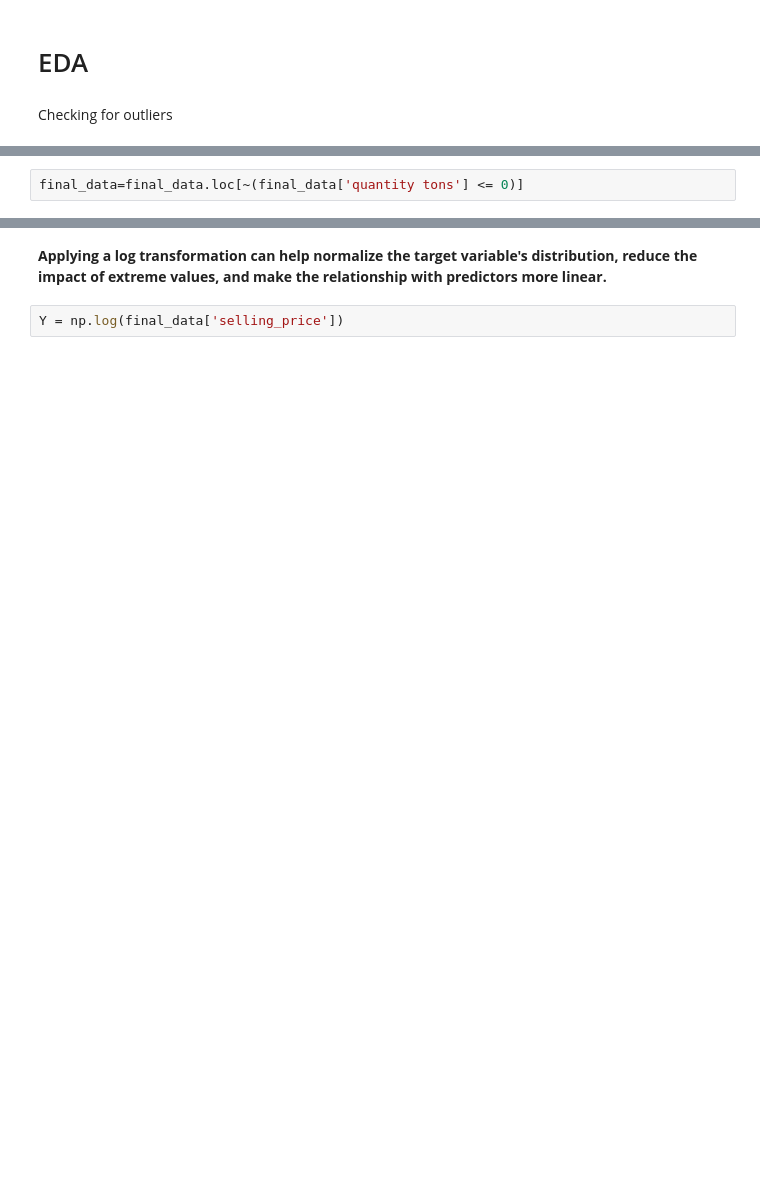
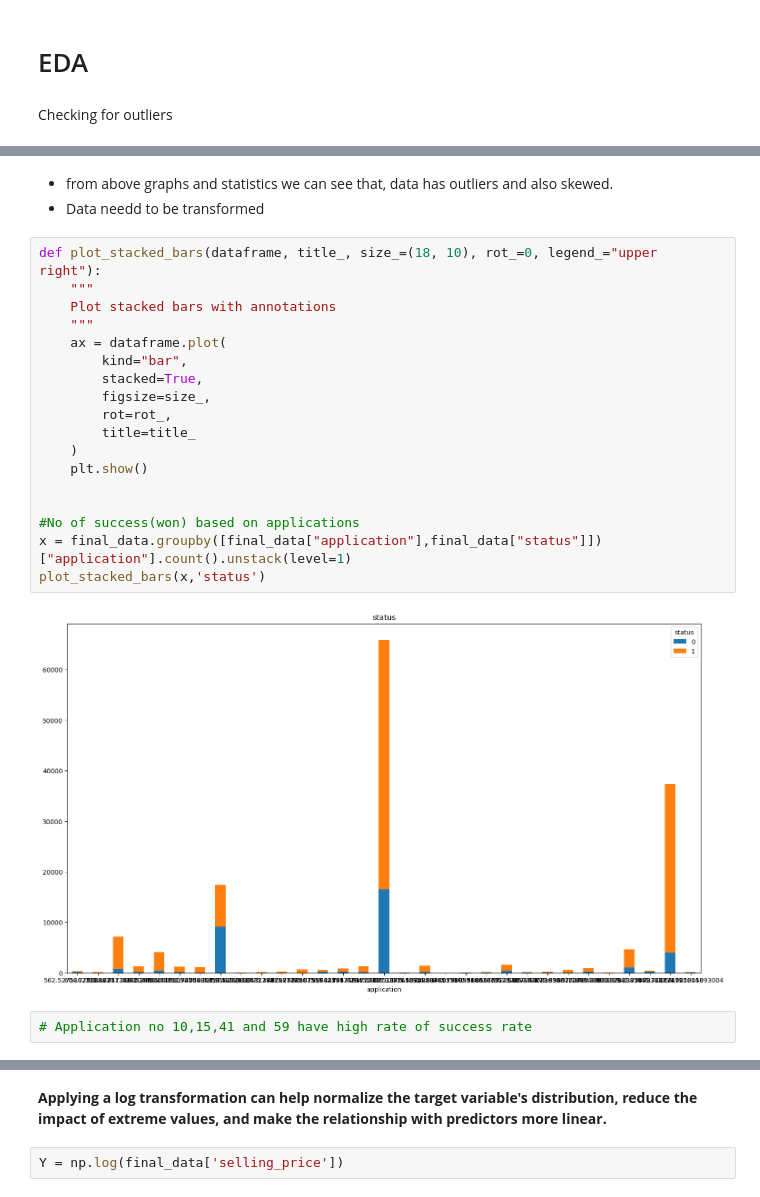
Before and after one commit to ImBharatkumar/Industrial-copper-price-prediction-and-lead-classification, a Jupyter notebook: src/notebook/industrial_cu_model.ipynb, the cells around one changed output, grey strips where cells are left out. Drawn from its saved outputs; the diff is of its cells as text; blank space fills up the shorter version.

```diff
--- a/src/notebook/industrial_cu_model.ipynb
+++ b/src/notebook/industrial_cu_model.ipynb
@@ -331,2 +178,0 @@ final_data.loc[final_data['quantity tons'] <= 0]
-# %%
-final_data=final_data.loc[~(final_data['quantity tons'] <= 0)]
@@ -451,0 +189,25 @@ From above plot we can see that there no much linear relationship between depend
+# %% [markdown]
+* from above graphs and statistics we can see that, data has outliers and also skewed.
+* Data needd to be transformed
+# %%
+def plot_stacked_bars(dataframe, title_, size_=(18, 10), rot_=0, legend_="upper right"):
+    """
+    Plot stacked bars with annotations
+    """
+    ax = dataframe.plot(
+        kind="bar",
+        stacked=True,
+        figsize=size_,
+        rot=rot_,
+        title=title_
+    )
+    plt.show()
+
+
+#No of success(won) based on applications
+x = final_data.groupby([final_data["application"],final_data["status"]])["application"].count().unstack(level=1)
+plot_stacked_bars(x,'status')
+# %% [output]
+[figure, added]
+# %%
+# Application no 10,15,41 and 59 have high rate of success rate
```
Also changed, not shown: parts of 106 cells of this notebook, 3 other files.
